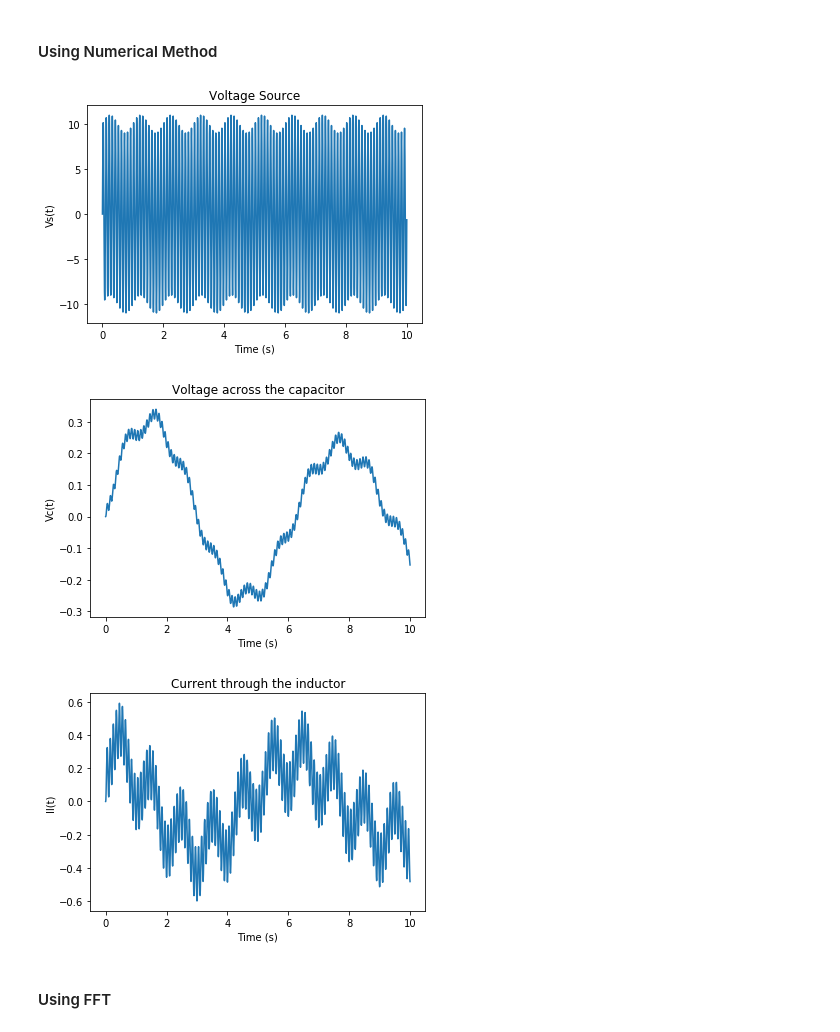
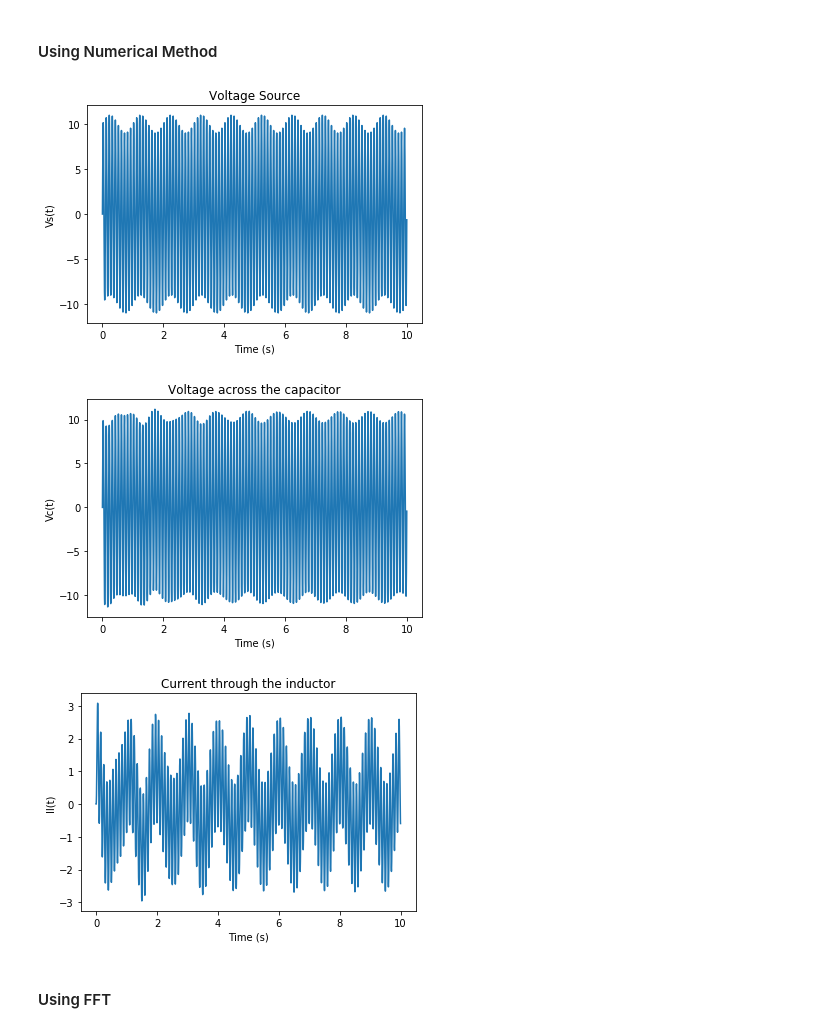
Before and after one commit to anuvazhayil/ODECircuits, a Jupyter notebook: High-Pass-Filter.ipynb, the cells around one changed output. Drawn from its saved outputs; the diff is of its cells as text; code cells hidden in the pictures.

```diff
--- a/High-Pass-Filter.ipynb
+++ b/High-Pass-Filter.ipynb
@@ -14,37 +14,37 @@ L = 1
 
 t = np.arange(0,10,0.001)
 Vs = np.sin(2 * np.pi * 1 * t) + 10 *  np.sin(2 * np.pi * 10 * t)
 
-delta = 0.001
+delta = 0.01
 
 Vc = np.zeros(len(t))
 Il = np.zeros(len(t))
 
 for i in range(1,len(Vc)):
     Vc[i] = Vc[i-1] + delta * ( Il[i-1]/C  + (Vs[i-1] - Vc[i-1])/(R * C))
     Il[i] = Il[i-1] + delta * (Vs[i-1] - Vc[i-1])/L
 
 plt.plot(t,Vs)
 plt.xlabel('Time (s)')
 plt.ylabel('Vs(t)')
 plt.title('Voltage Source')
 plt.show()
 
-plt.plot(t,Vc)
+plt.plot(t,Vs - Vc)
 plt.xlabel('Time (s)')
 plt.ylabel('Vc(t)')
 plt.title('Voltage across the capacitor')
 plt.show()
 
 plt.plot(t,Il)
 plt.xlabel('Time (s)')
 plt.ylabel('Il(t)')
 plt.title('Current through the inductor')
 plt.show()
 # %% [output]
 [figure]
-[figure, old version]
+[figure, new version]
-[figure, old version]
+[figure, new version]
 # %% [markdown]
 #### Using FFT
 # %%
```
